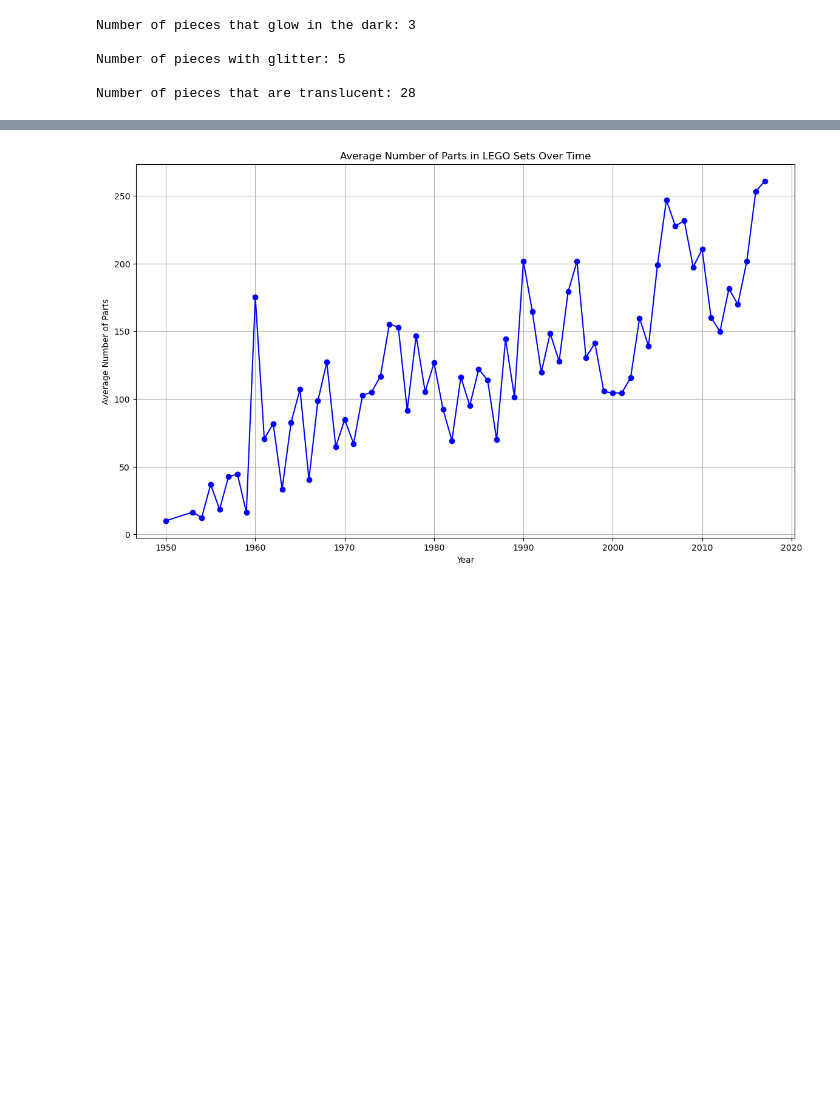
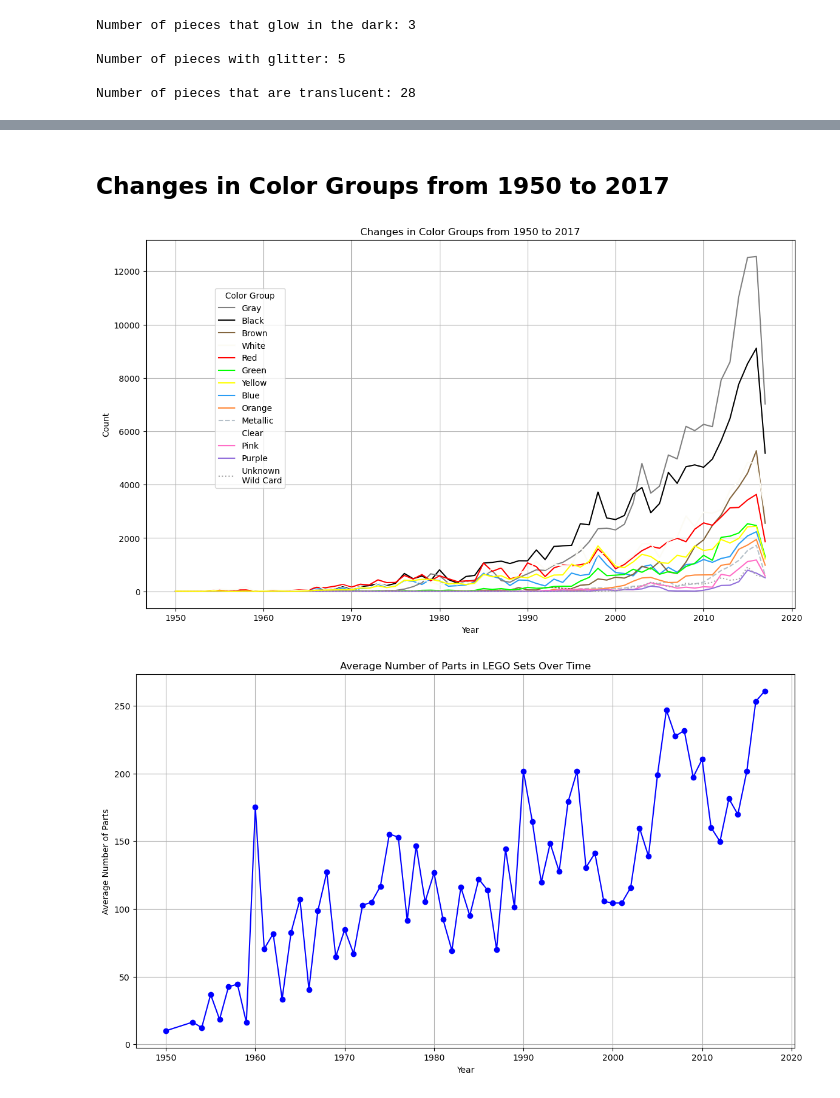
Before and after one commit to AmandaBoyers/analysis-legos-colors, a Jupyter notebook: 1 LEGO_Datasets.ipynb, the cells around one changed output, grey strips where cells are left out. Drawn from its saved outputs; the diff is of its cells as text; code cells hidden in the pictures; blank space fills up the shorter version.

```diff
--- a/1 LEGO_Datasets.ipynb
+++ b/1 LEGO_Datasets.ipynb
@@ -425 +433,36 @@ plt.legend(title='Color Group')
+# %% [markdown]
+## Changes in Color Groups from 1950 to 2017
+# %%
+# Group the data by year and color group, and count the occurrences
+color_group_counts = merged_df.groupby(['year', 'color_group']).size().unstack(fill_value=0)
+
+# Define the desired order of color groups in the legend
+legend_order = ['Gray', 'Black', 'Brown', 'White', 'Red', 'Green', 'Yellow', 'Blue', 'Orange', 'Metallic', 'Clear', 'Pink', 'Purple', 'Unknown\nWild Card']
+
+# Initialize the lines dictionary
+lines = {}
+
+# Plot the data
+plt.figure(figsize=(14, 8))
+for color_group in color_group_counts.columns:
+    if color_group == 'Metallic':
+        line, = plt.plot(color_group_counts.index, color_group_counts[color_group], label=color_group, color=color_mapping.get(color_group, '#A9A9A9'), linestyle='--')
+    elif color_group in ['Unknown\nWild Card', 'Clear']:
+        line, = plt.plot(color_group_counts.index, color_group_counts[color_group], label=color_group, color=color_mapping.get(color_group, '#A9A9A9'), linestyle=':')
+    else:
+        line, = plt.plot(color_group_counts.index, color_group_counts[color_group], label=color_group, color=color_mapping.get(color_group, '#A9A9A9'))
+    lines[color_group] = line
+
+# Create a custom legend with the desired order
+handles = [lines[color_group] for color_group in legend_order if color_group in lines]
+labels = [color_group for color_group in legend_order if color_group in lines]
+plt.legend(handles, labels, title='Color Group', bbox_to_anchor=(0.1, .88), loc='upper left')
+
+plt.title('Changes in Color Groups from 1950 to 2017')
+plt.xlabel('Year')
+plt.ylabel('Count')
+plt.grid(True)
+plt.show()
+# %% [output]
+[figure, added]
 # %%
```
Also changed, not shown: parts of 20 cells of this notebook, 1 other file.
